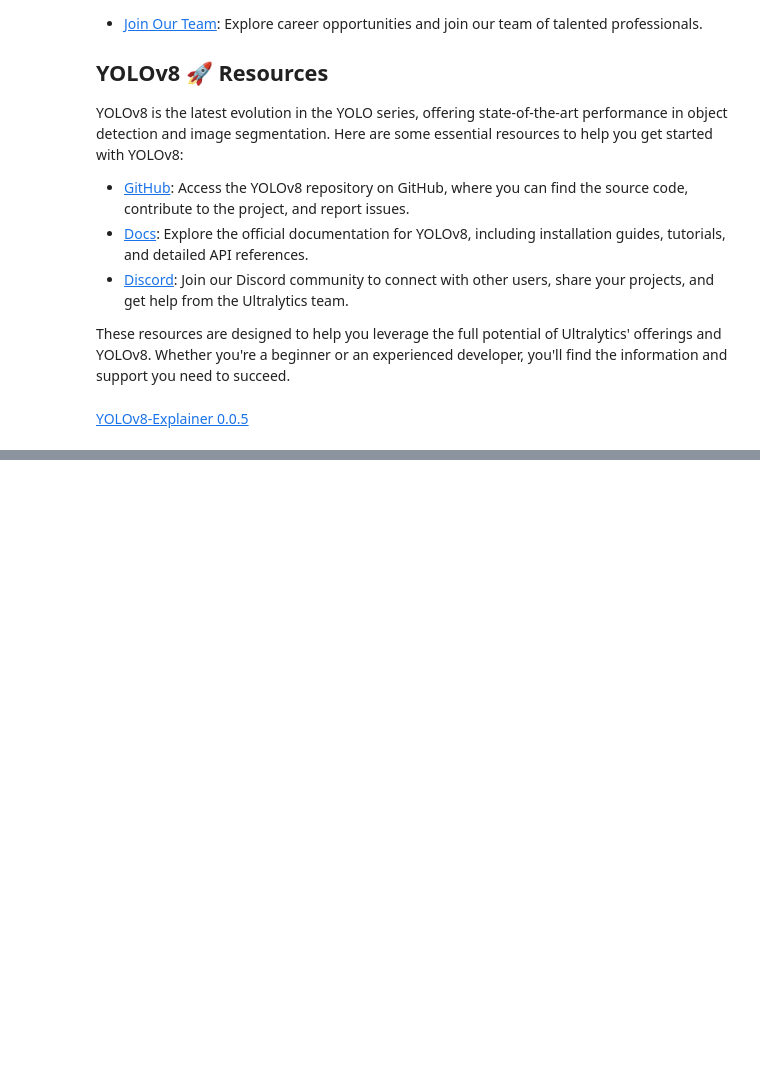
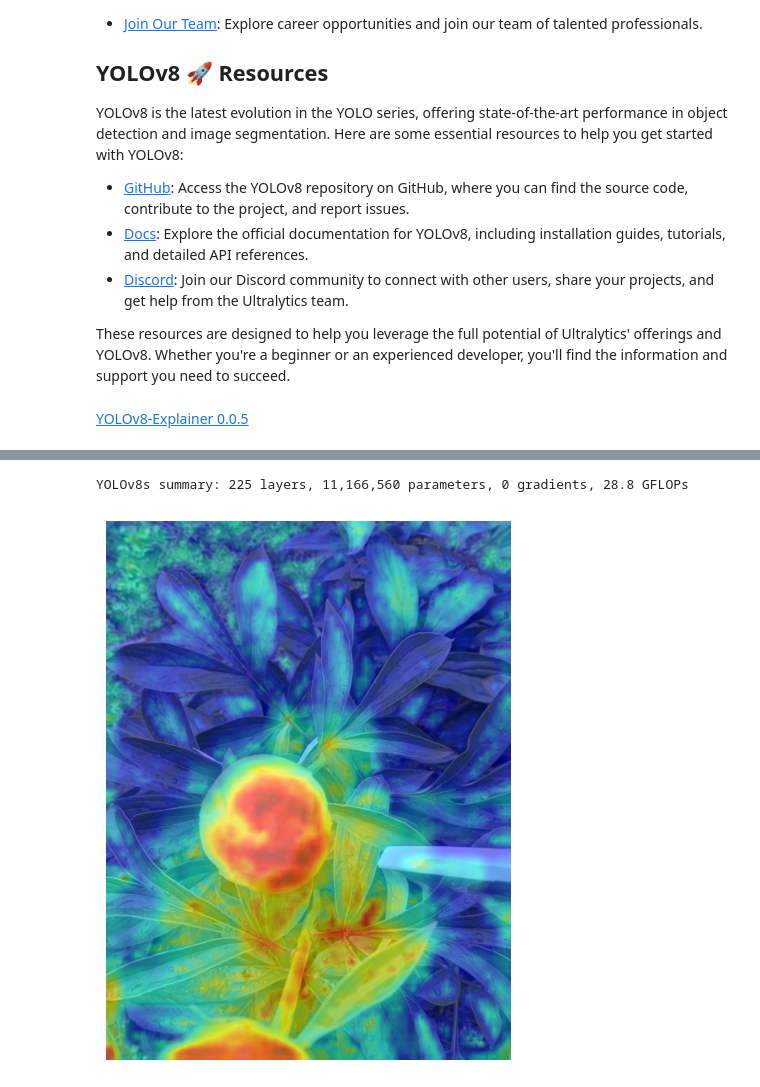
Before and after one commit to 1900690/heatmap_yolo, a Jupyter notebook: heatmaps.ipynb, the cells around one changed output, grey strips where cells are left out. Drawn from its saved outputs; the diff is of its cells as text; code cells hidden in the pictures; blank space fills up the shorter version.

```diff
--- a/heatmaps.ipynb
+++ b/heatmaps.ipynb
@@ -121,20 +139,23 @@ These resources are designed to help you leverage the full potential of Ultralyt
 # %%
 from YOLOv8_Explainer import yolov8_heatmap, display_images
 
 model = yolov8_heatmap(
-    weight="/location/model.pt",
+    weight="/content/yolov8s.pt",
         conf_threshold=0.4,
-        device = "cpu",
+        #device = "cpu",
         method = "EigenCAM",
         layer=[10, 12, 14, 16, 18, -3],
-        backward_type="all",
+        #backward_type="all",
         ratio=0.02,
-        show_box=True,
+        show_box=False,
         renormalize=False,
 )
 
 imagelist = model(
-    img_path="/location/image.jpg",
+    img_path="/content/001 (2).jpg",
     )
 
 display_images(imagelist)
+# %% [output]
+YOLOv8s summary: 225 layers, 11,166,560 parameters, 0 gradients, 28.8 GFLOPs
+[figure, added]
```
Also changed, not shown: parts of 1 cell of this notebook.
